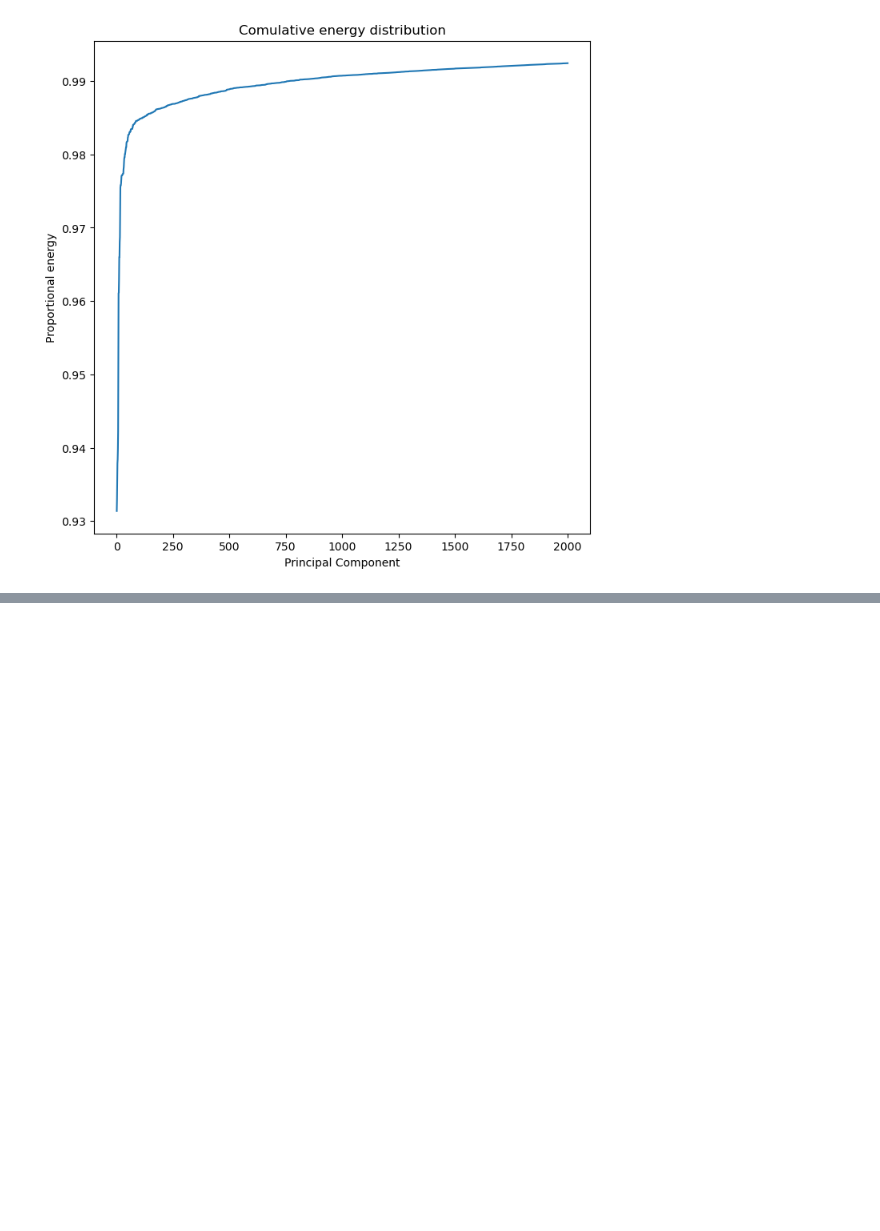
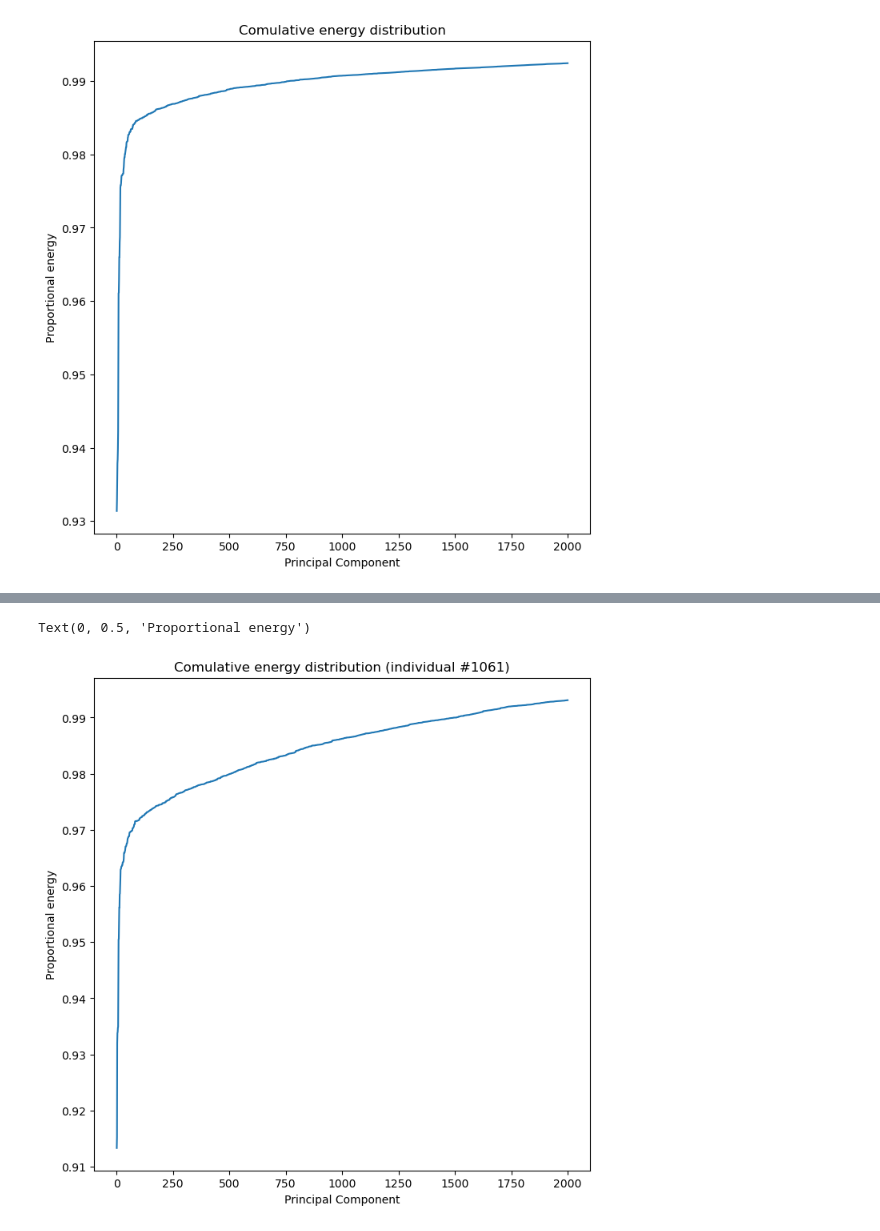
Before and after one commit to sina-mansour/normative_brain_charts, a Jupyter notebook: code/notebooks/04_normative_kernels/04_01_PCA_kernels/04_01_01_pca_thickness_kernels.ipynb, the cells around one changed output, grey strips where cells are left out. Drawn from its saved outputs; the diff is of its cells as text; code cells hidden in the pictures; blank space fills up the shorter version.

```diff
--- a/code/notebooks/04_normative_kernels/04_01_PCA_kernels/04_01_01_pca_thickness_kernels.ipynb
+++ b/code/notebooks/04_normative_kernels/04_01_PCA_kernels/04_01_01_pca_thickness_kernels.ipynb
@@ -947,0 +1040,24 @@ Text(0, 0.5, 'Proportional energy')
+# %%
+# extract individual's thickness as a vector
+individual_thickness_vector = all_thickness_data[individual_idx]
+
+individual_thickness_vector_encoded = np.dot(thickness_pca.components_, individual_thickness_vector,)
+# %%
+fig, axes = plt.subplots(1, 1, figsize=(8, 8))
+
+# number of components to visualize
+n_components = 2000
+
+axes.plot(
+    np.arange(n_components) + 1,
+    np.cumsum(np.power(individual_thickness_vector_encoded[:n_components], 2)) / np.power(individual_thickness_vector, 2).sum(),
+)
+
+axes.set_title(f'Comulative energy distribution (individual #{individual_idx})')
+axes.set_xlabel('Principal Component')
+axes.set_ylabel('Proportional energy')
+
+# axes.set_yscale('log')
+# %% [output]
+Text(0, 0.5, 'Proportional energy')
+[figure, added]
```
Also changed, not shown: parts of 4 cells of this notebook.
